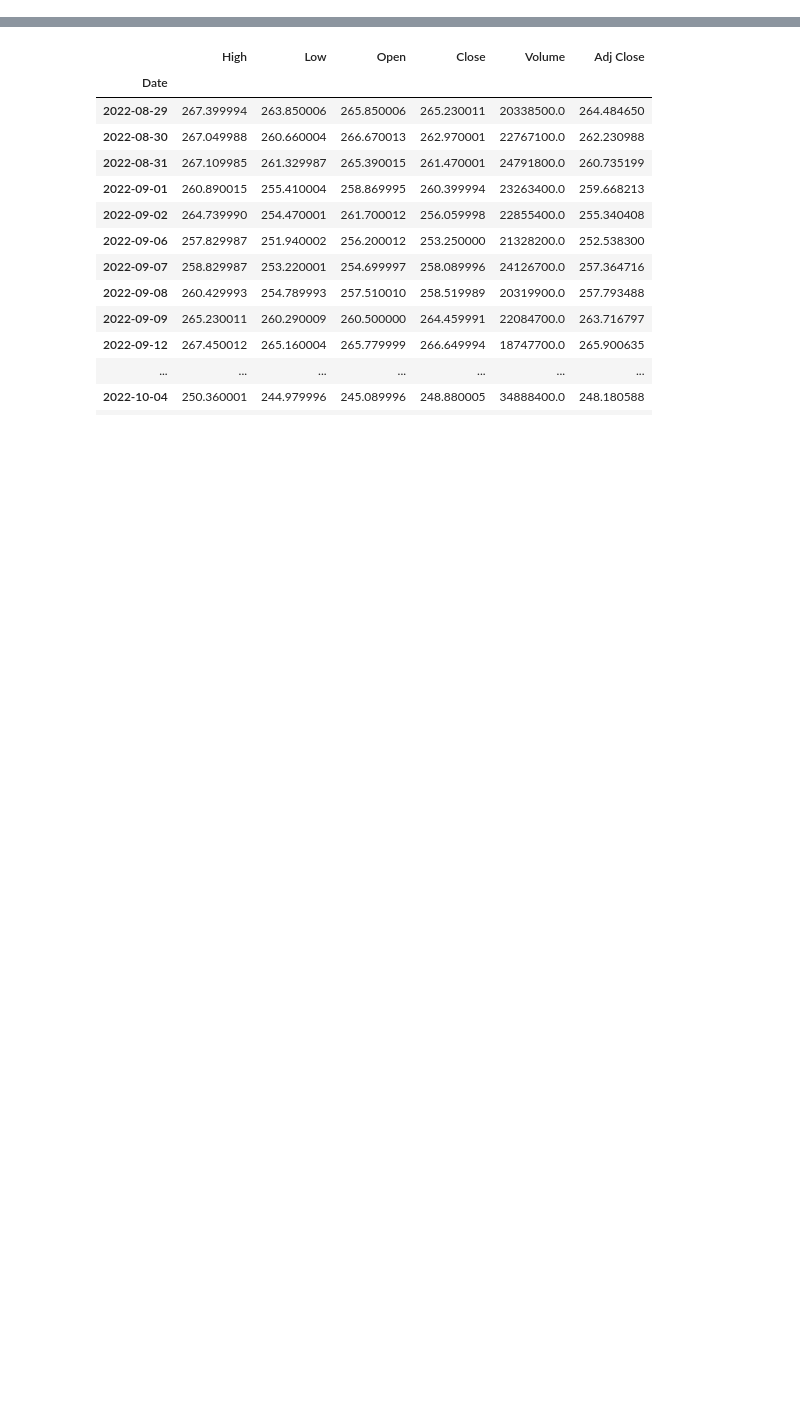
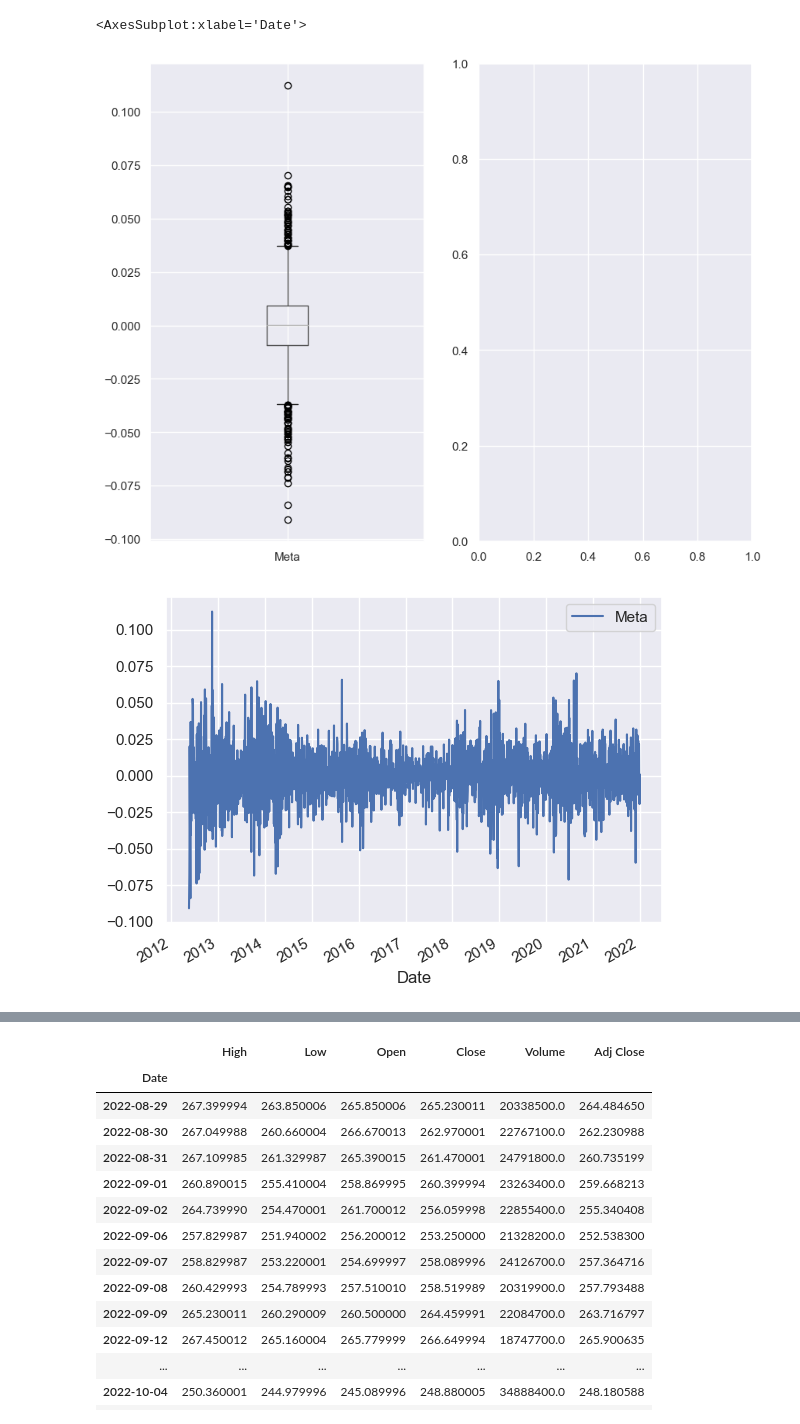
Before and after one commit to Ko2259/StockPrice, a Jupyter notebook: StockPrice/1.ipynb, the cells around one changed output, grey strips where cells are left out. Cells and saved outputs as stored; diff of their text form; code cells hidden in the pictures; blank space fills up the shorter version.

```diff
--- a/StockPrice/1.ipynb
+++ b/StockPrice/1.ipynb
@@ -234,0 +134,12 @@ data.price_plot()
+# %%
+plt.figure(figsize = (10,8))
+plt.subplot(1,2,1)
+df.boxplot()
+
+plt.subplot(1,2,2)
+df.plot()
+#plt.close(1)
+# %% [output]
+<AxesSubplot:xlabel='Date'>
+[figure, added]
+[figure, added]
```
Also changed, not shown: parts of 23 cells of this notebook, 7 other files.
